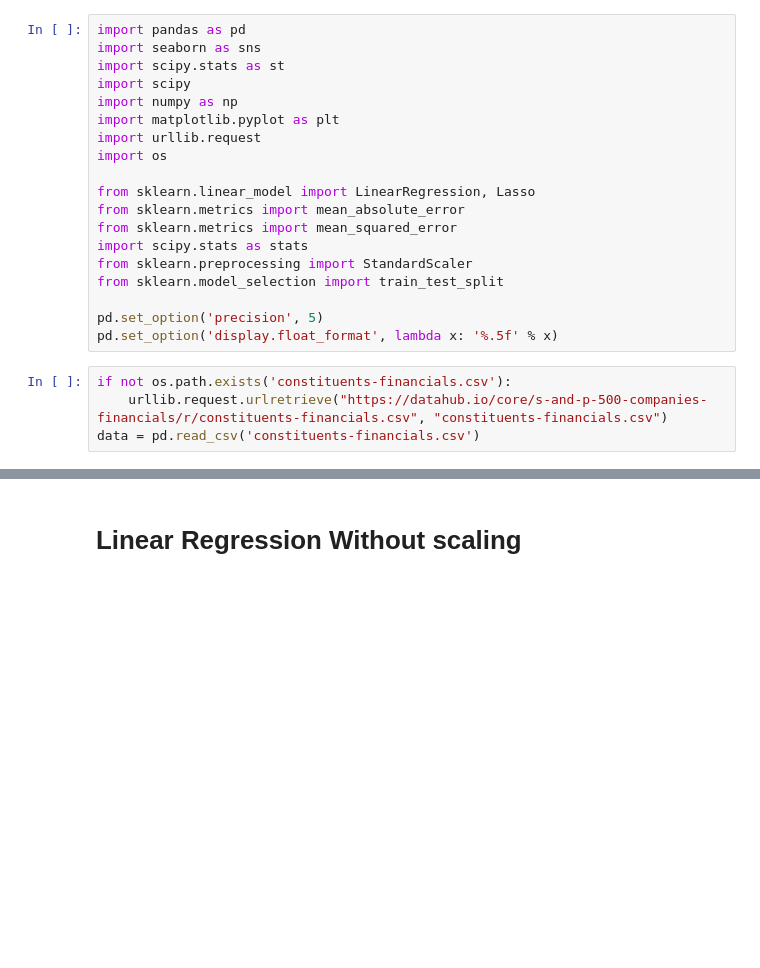
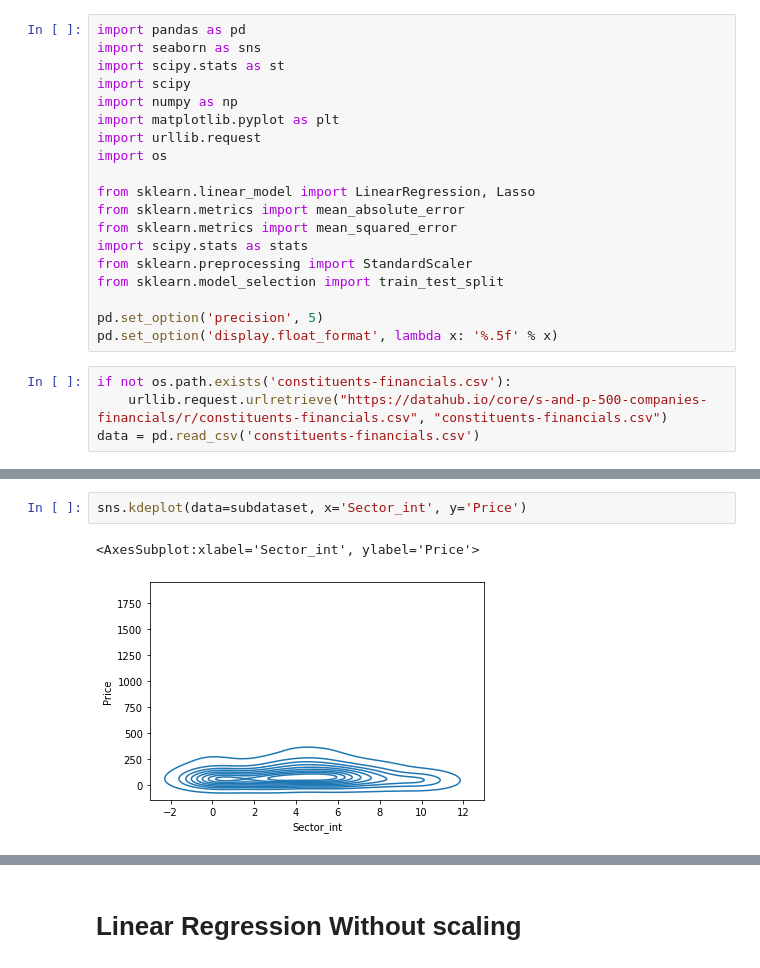
Before and after one commit to morkovka1337/multidimensional_data_processing, a Jupyter notebook: task2.ipynb, the cells around one changed output, grey strips where cells are left out. Saved outputs shown, nothing was run; the diff lists cells and outputs as text; blank space fills up the shorter version.

```diff
--- a/task2.ipynb
+++ b/task2.ipynb
@@ -135,3 +147,8 @@ subdataset.corr()
+# %%
+sns.kdeplot(data=subdataset, x='Sector_int', y='Price')
+# %% [output]
+<AxesSubplot:xlabel='Sector_int', ylabel='Price'>
+[figure, added]
 # %%
 pairs = [
     ['Price', 'Dividend Yield'],
```
Also changed, not shown: parts of 12 cells of this notebook.
